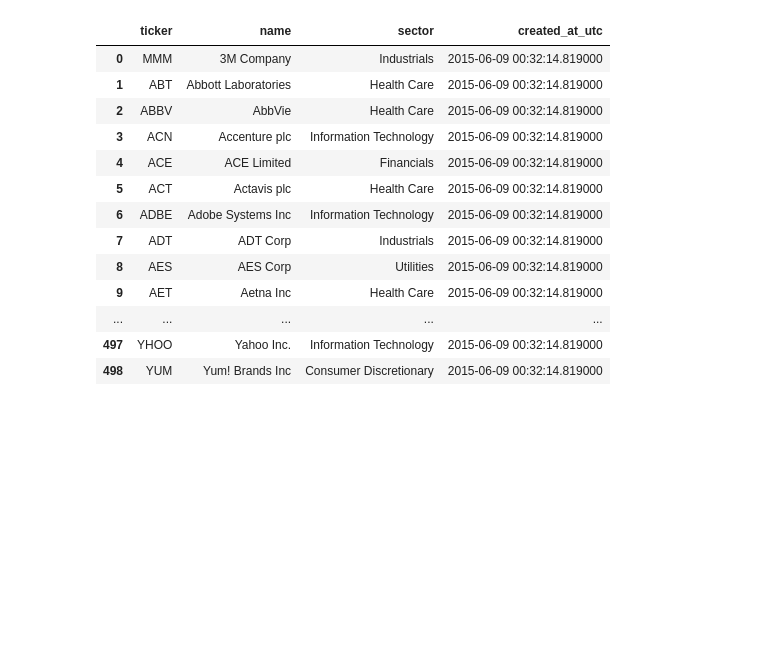
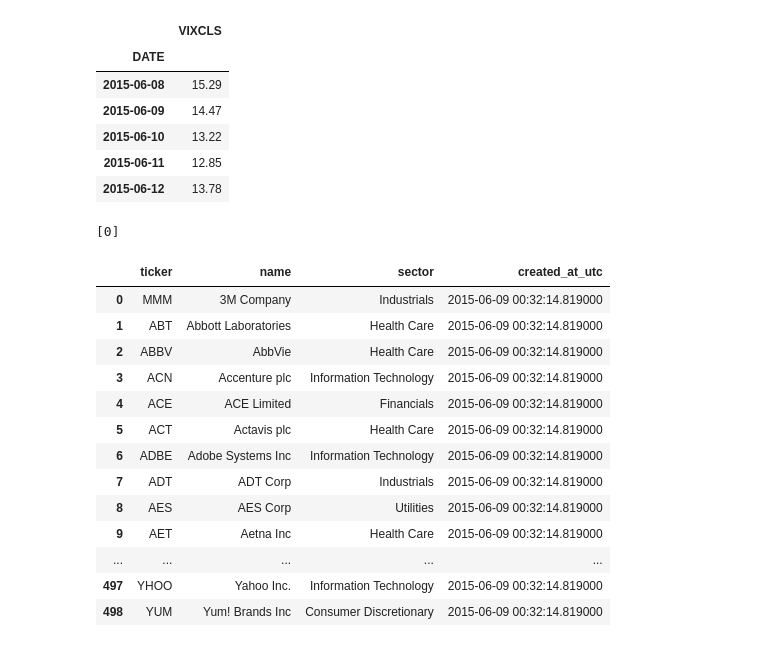
Before and after one commit to mcdaded/1--Python-Notebooks, a Jupyter notebook: PyCon2015/ML Stocks.ipynb, the cells around one changed output. Saved outputs shown, nothing was run; the diff lists cells and outputs as text; code cells hidden in the pictures; blank space fills up the shorter version.

```diff
--- a/PyCon2015/ML Stocks.ipynb
+++ b/PyCon2015/ML Stocks.ipynb
@@ -22,2 +42,12 @@ from pandas.io.data import DataReader
 # %%
 vix = DataReader("VIXCLS", "fred")
+# %%
+vix.tail()
+# %% [output]
+|  | VIXCLS |
+| DATE |  |
+| 2015-06-08 | 15.29 |
+| 2015-06-09 | 14.47 |
+| 2015-06-10 | 13.22 |
+| 2015-06-11 | 12.85 |
+| 2015-06-12 | 13.78 |
@@ -24,10 +58,13 @@ vix = DataReader("VIXCLS", "fred")
 # %%
 msft = DataReader("MSFT",  "yahoo", datetime.date(2005,1,1))
 # %%
-ff1 = DataReader("F-F_Research_Data_Factors", "famafrench")
-ff2 = DataReader("F-F_Research_Data_Factors_weekly", "famafrench")
+ff_monthly = DataReader("F-F_Research_Data_Factors", "famafrench")[0]
+ff_annual = DataReader("F-F_Research_Data_Factors", "famafrench")[1]
+ff_weekly = DataReader("F-F_Research_Data_Factors_weekly", "famafrench")[0]
 ff3 = DataReader("6_Portfolios_2x3", "famafrench")
-ff4 = DataReader("F-F_ST_Reversal_Factor", "famafrench")
+#ff4 = DataReader("F-F_ST_Reversal_Factor", "famafrench")
+# %% [output]
+[0]
 # %%
 import lxml.html
 # Use libxml to download the list of S&P500 companies and obtain the symbol table
```
Also changed, not shown: parts of 8 cells of this notebook, 2 other files.
